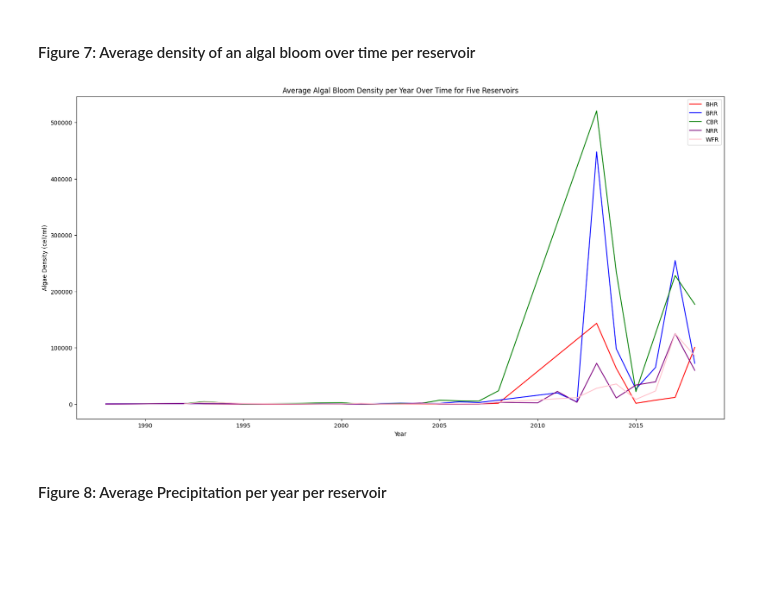
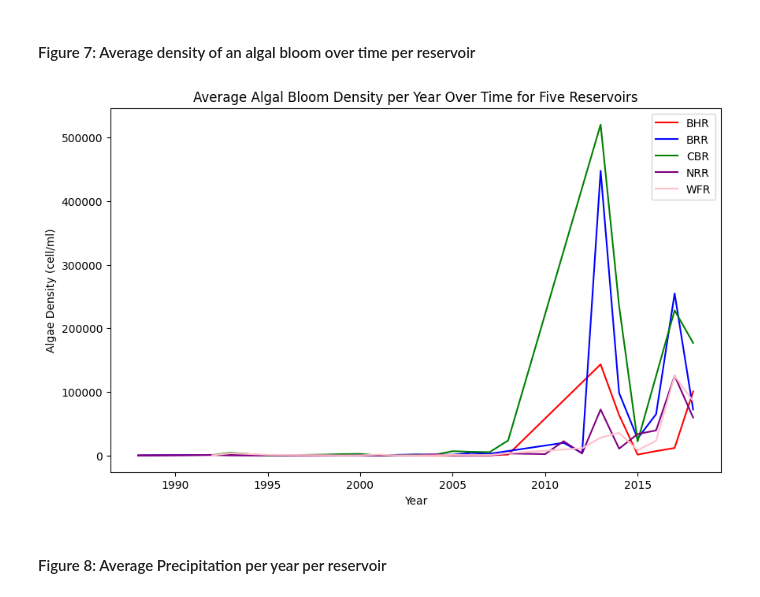
Before and after one commit to smsarette/ML-Final-Project, a Jupyter notebook: ML_HW1.ipynb, the cells around one changed output. Drawn from its saved outputs; the diff is of its cells as text; code cells hidden in the pictures; blank space fills up the shorter version.

```diff
--- a/ML_HW1.ipynb
+++ b/ML_HW1.ipynb
@@ -865,18 +890,19 @@ wfr_y = pd.DataFrame(algae_wfr.groupby('year')['density_cells/ml'].mean()).reset
 wfr_y['year'] = wfr_y['year'].astype('int64')
 # %%
 # create line plot for change in temperatures
-plt.figure(figsize = (20, 10))
+plt.figure(figsize = (10, 6))
 plt.plot(bhr_y['year'], bhr_y['density_cells/ml'], color = 'red', label = 'BHR')
 plt.plot(brr_y['year'], brr_y['density_cells/ml'], color = 'blue', label = 'BRR')
 plt.plot(cbr_y['year'], cbr_y['density_cells/ml'], color = 'green', label = 'CBR')
 plt.plot(nrr_y['year'], nrr_y['density_cells/ml'], color = 'purple', label = 'NRR')
 plt.plot(wfr_y['year'], wfr_y['density_cells/ml'], color = 'pink', label = 'WFR')
 plt.legend()
 plt.xlabel('Year')
 plt.ylabel('Algae Density (cell/ml)')
 plt.title('Average Algal Bloom Density per Year Over Time for Five Reservoirs');
+plt.savefig('avgAlgaeDensity.png')
 # %% [output]
-[figure, old version]
+[figure, new version]
 # %% [markdown]
 #### Figure 8: Average Precipitation per year per reservoir
 # %%
```
Also changed, not shown: parts of 13 cells of this notebook.
